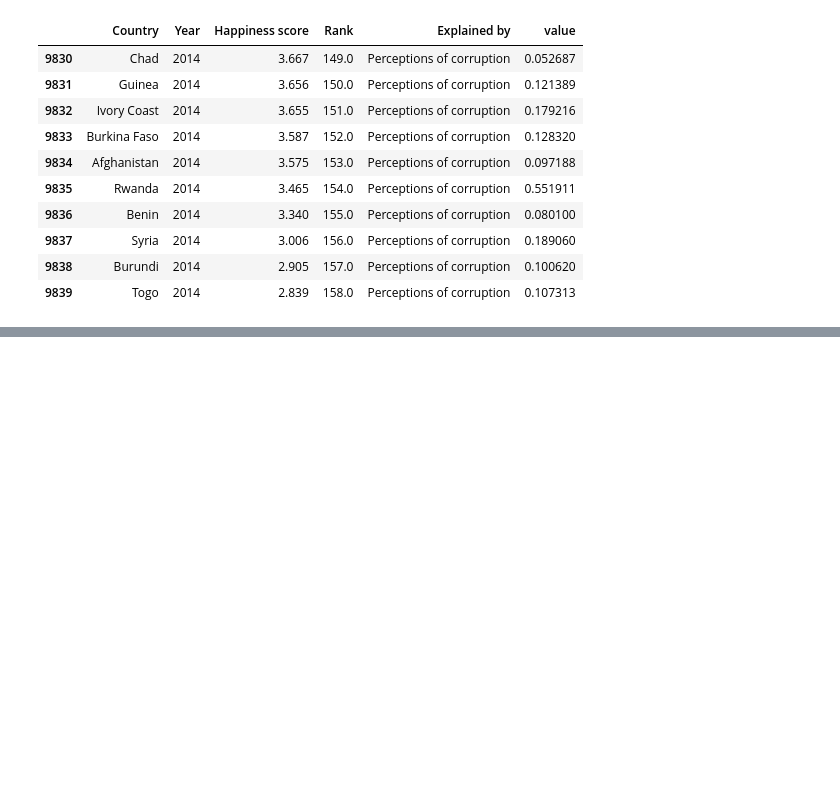
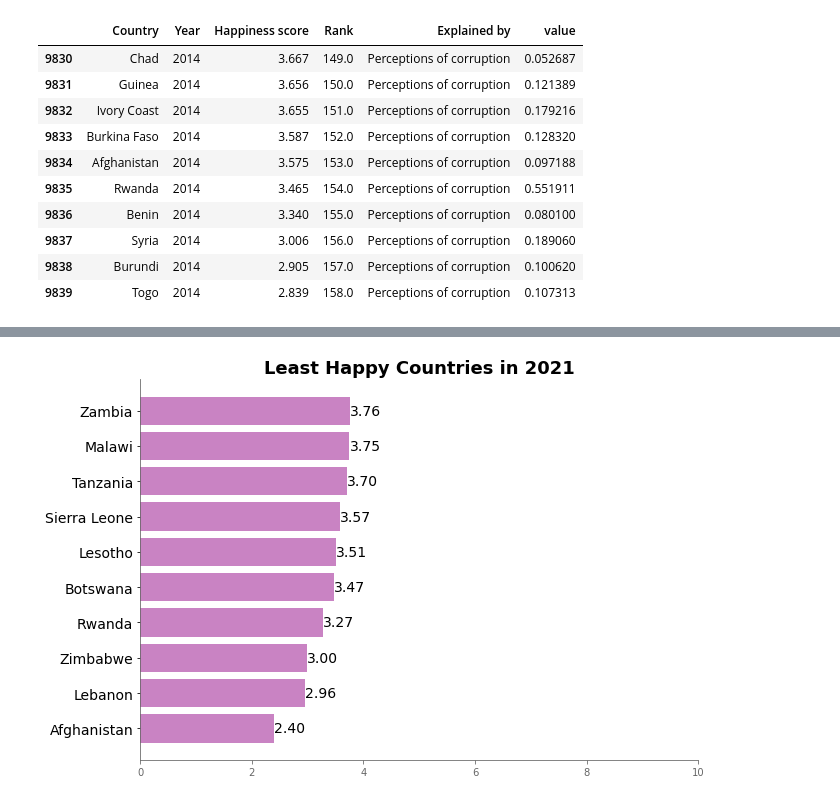
Before and after one commit to angkohtenko/World_Happiness_Report, a Jupyter notebook: Clean_data.ipynb, the cells around one changed output, grey strips where cells are left out. Saved outputs shown, nothing was run; the diff lists cells and outputs as text; code cells hidden in the pictures; blank space fills up the shorter version.

```diff
--- a/Clean_data.ipynb
+++ b/Clean_data.ipynb
@@ -938,0 +1004,5 @@ unpivot_whr.to_csv('Unpivot_world_happiness_report_2015-2021.csv', index=False)
+# %%
+# find bottom 10 countries in 2021
+max_rank = whr_region.loc[whr_region['Year']==2021].max()['Rank']
+bottom_10 = whr_region.loc[(whr_region['Year']==2021)& (whr_region['Rank']>max_rank-10)][['Country','Rank','Happiness score']].sort_values(['Happiness score'], ascending=True)
+bottom_10
@@ -938,0 +1021,23 @@ unpivot_whr.to_csv('Unpivot_world_happiness_report_2015-2021.csv', index=False)
+# %%
+fig, ax = plt.subplots(figsize=(10,7))
+bars = ax.barh(bottom_10['Country'], bottom_10['Happiness score'], color='#c983c3')
+
+for bar in bars:
+    width =bar.get_width()
+    label_y_pos = bar.get_y()+bar.get_height()/2
+    ax.text(width, label_y_pos,s=f'{width:.2f}', va='center', ha='left', fontsize=14)
+
+ax.spines['top'].set_visible(False)
+ax.spines['right'].set_visible(False)
+ax.spines['bottom'].set_color('#666666')
+ax.spines['left'].set_color('#666666')
+
+ax.tick_params(axis='x', colors='#666666')
+ax.tick_params(axis='y', labelsize=14)
+ax.set_xlim(0,10)
+
+ax.set_title('Least Happy Countries in 2021', fontsize=18, fontweight='bold')
+
+plt.show()
+# %% [output]
+[figure, added]
```
Also changed, not shown: parts of 13 cells of this notebook.
